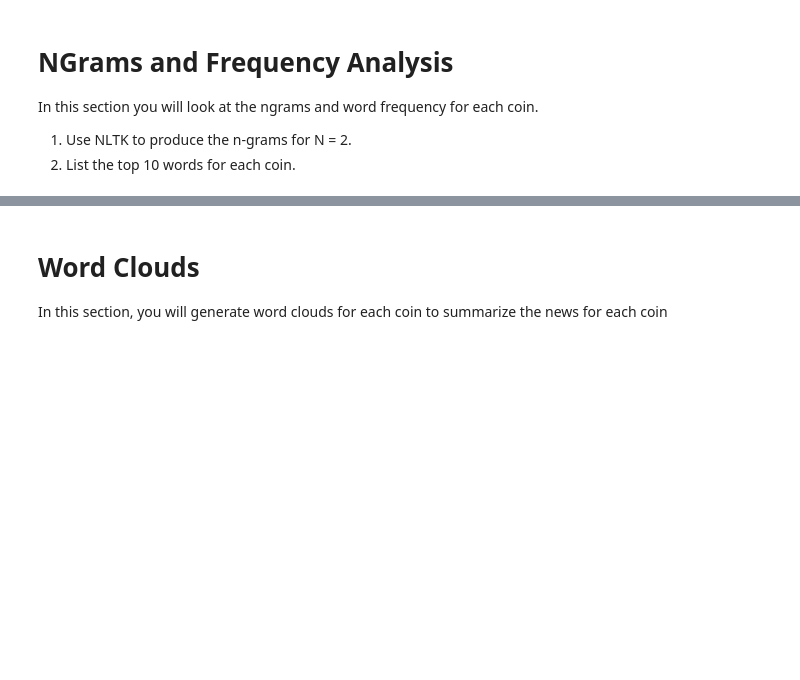
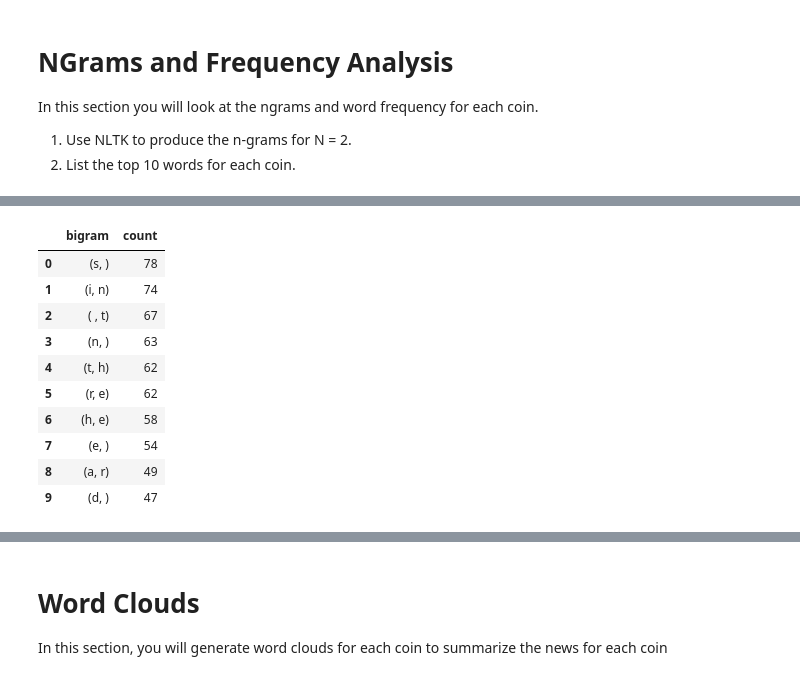
Before and after one commit to aalfiler/NLP, a Jupyter notebook: Code/crypto_sentiment.ipynb, the cells around one changed output, grey strips where cells are left out. Cells and saved outputs as stored; diff of their text form; code cells hidden in the pictures; blank space fills up the shorter version.

```diff
--- a/Code/crypto_sentiment.ipynb
+++ b/Code/crypto_sentiment.ipynb
@@ -274,0 +246,3 @@ Name: text, dtype: object
+# %%
+eth_articles = eth_sentiment_df['text']
+eth_articles.head()
@@ -274,0 +256,2 @@ Name: text, dtype: object
+# %%
+eth_big_string = ' '.join(eth_articles)
@@ -321,3 +305,23 @@ btc_bigram_counter(btc_articles)
+# %%
+# Generate the Ethereum N-grams where N=2
+def eth_bigram_counter(eth_big_string):
+    bigrams = ngrams(eth_big_string, n=2)
+    eth_top_10 = dict(Counter(bigrams).most_common(10))
+    return pd.DataFrame(list(eth_top_10.items()), columns=['bigram', 'count'])
+
+eth_bigram_counter(eth_big_string)
+# %% [output]
+|  | bigram | count |
+| 0 | (s, ) | 78 |
+| 1 | (i, n) | 74 |
+| 2 | ( , t) | 67 |
+| 3 | (n, ) | 63 |
+| 4 | (t, h) | 62 |
+| 5 | (r, e) | 62 |
+| 6 | (h, e) | 58 |
+| 7 | (e, ) | 54 |
+| 8 | (a, r) | 49 |
+| 9 | (d, ) | 47 |
 # %%
 # Use the token_count function to generate the top 10 words from each coin
 def token_count(tokens, N=10):
```
Also changed, not shown: parts of 28 cells of this notebook, 2 other files.
